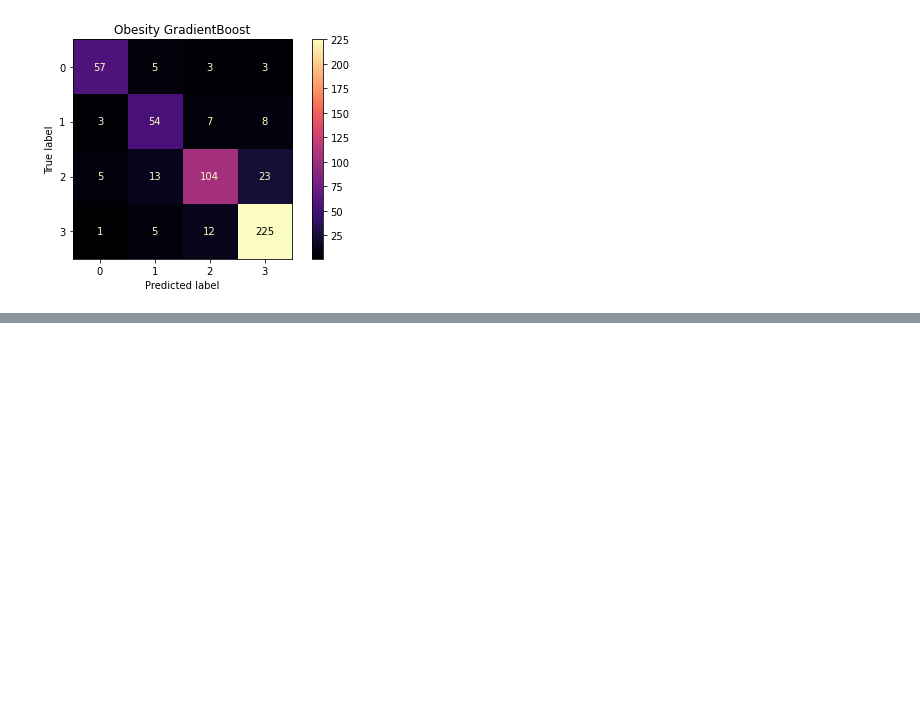
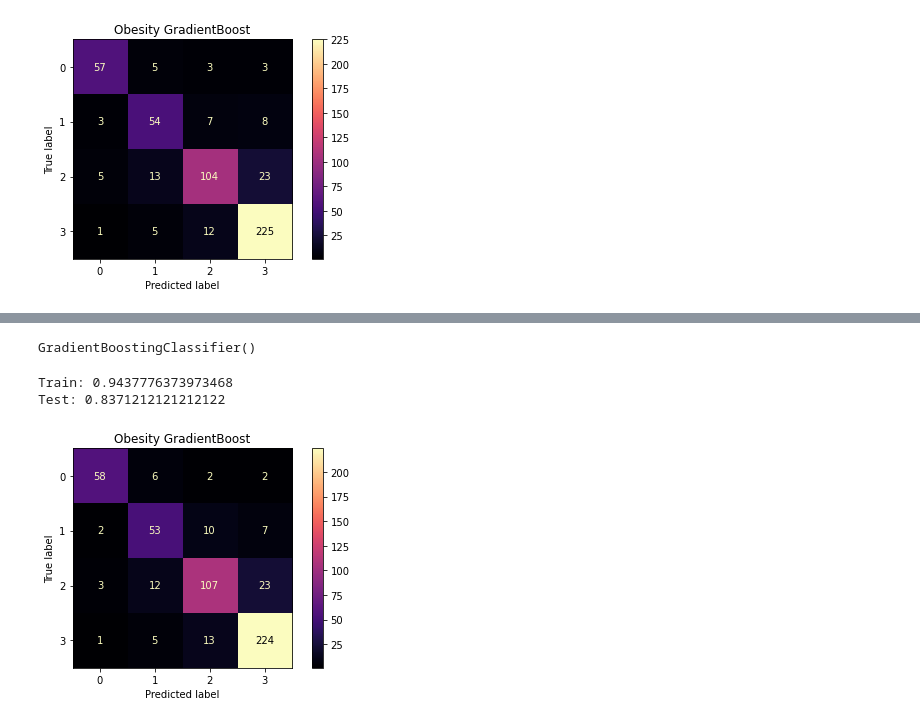
Before and after one commit to sbhewitt/Obesity-Group-Project, a Jupyter notebook: code/rick_model_classification_split2.ipynb, the cells around one changed output, grey strips where cells are left out. Saved outputs shown, nothing was run; the diff lists cells and outputs as text; code cells hidden in the pictures; blank space fills up the shorter version.

```diff
--- a/code/rick_model_classification_split2.ipynb
+++ b/code/rick_model_classification_split2.ipynb
@@ -123,0 +132,4 @@ plt.savefig('../images/gr_complex_cmatrix');
+# %%
+X['Height^2'] = X['Height'] ** 2
+X['Age^2'] = X['Age'] ** 2
+X['physical_activity^2'] = X['physical_activity'] ** 2
@@ -123,0 +142,25 @@ plt.savefig('../images/gr_complex_cmatrix');
+# %%
+X_train, X_test, y_train, y_test = train_test_split(X, y, random_state = 42, stratify = y)
+# %%
+gr2 = GradientBoostingClassifier()
+gr2.fit(X_train, y_train)
+# %% [output]
+GradientBoostingClassifier()
+# %%
+print(f'Train: {gr2.score(X_train, y_train)}')
+print(f'Test: {gr2.score(X_test, y_test)}')
+# %% [output]
+Train: 0.9437776373973468
+Test: 0.8371212121212122
+# %%
+predsgr2 = gr2.predict(X_test)
+# %%
+ConfusionMatrixDisplay.from_predictions(y_test, predsgr2,
+                                        cmap = 'magma',
+                                       )
+plt.title('Obesity GradientBoost')
+
+plt.tight_layout()
+#plt.savefig('../images/gr_complex_poly_cmatrix');
+# %% [output]
+[figure, added]
```
Also changed, not shown: parts of 13 cells of this notebook, 4 other files.
